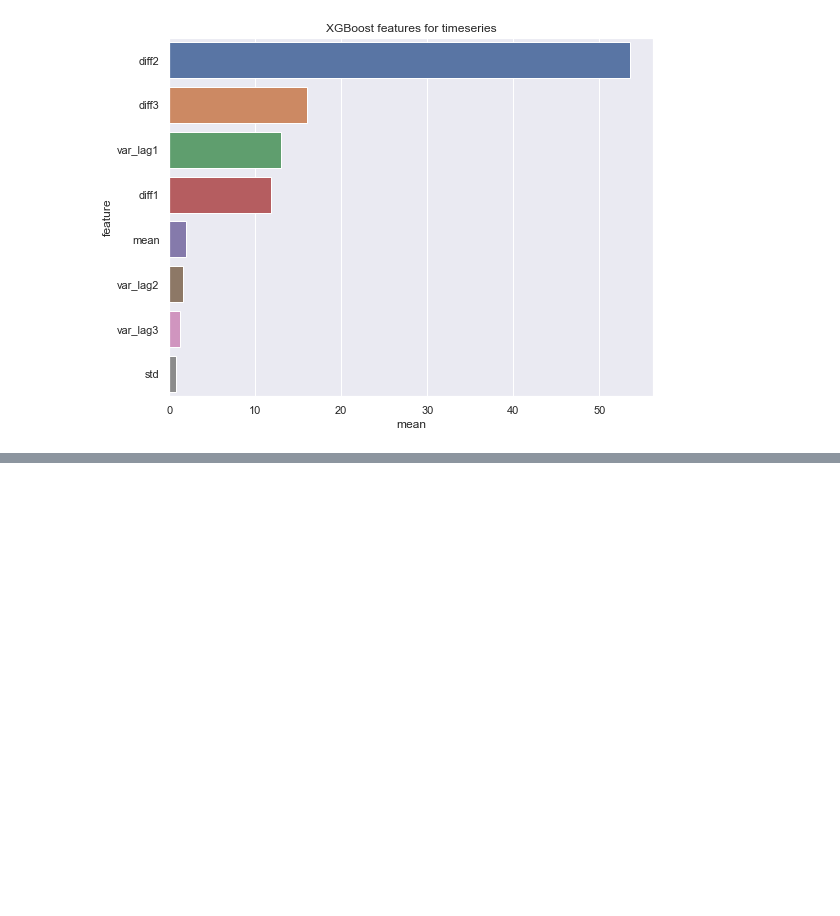
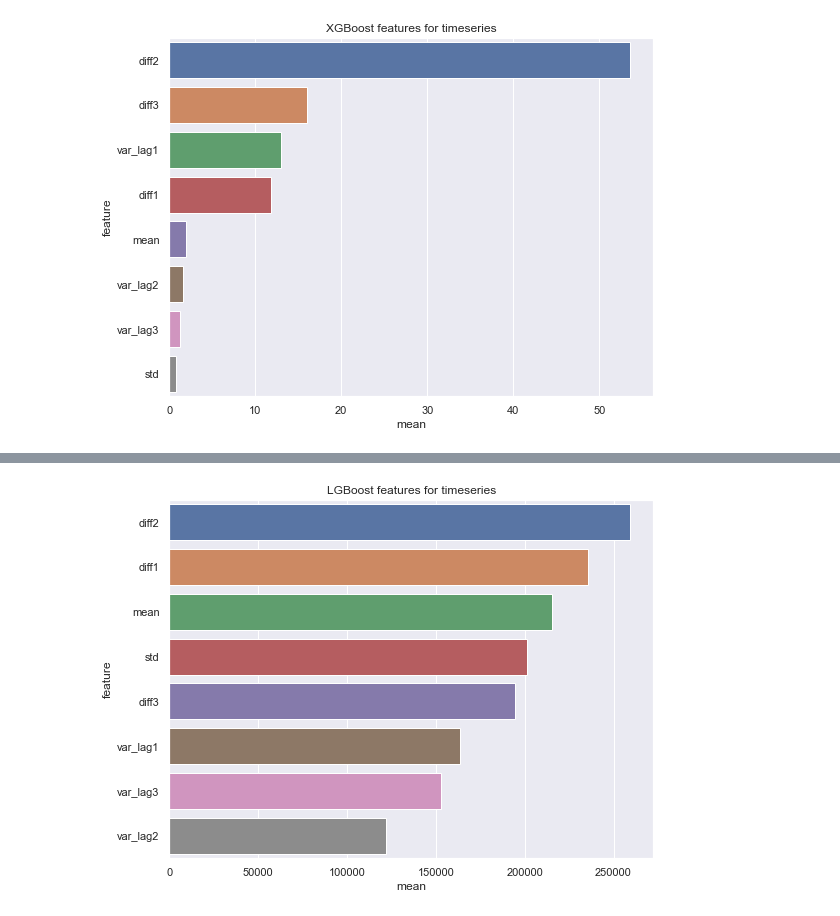
Before and after one commit to ErfanEbrahimiBazaz/web_traffic_prediction, a Jupyter notebook: multivariate_tsa.ipynb, the cells around one changed output, grey strips where cells are left out. Drawn from its saved outputs; the diff is of its cells as text; code cells hidden in the pictures; blank space fills up the shorter version.

Commit message:
Adding Lightgbm to list of models for predicting timeseries

```diff
--- a/multivariate_tsa.ipynb
+++ b/multivariate_tsa.ipynb
@@ -663,0 +710,7 @@ plt.show()
+# %%
+lgb_model_list = []
+lgb_model_list.append(lgb_1)
+lgb_model_list.append(lgb_2)
+lgb_model_list.append(lgb_3)
+lgb_model_list.append(lgb_4)
+lgb_model_list.append(lgb_5)
@@ -663,0 +725,13 @@ plt.show()
+# %%
+importance = []
+for model in lgb_model_list:
+    imp = pd.DataFrame({'importance': model.feature_importances_*100, 'feature': X.columns})
+    importance.append(imp)
+# %%
+imp_df = pd.merge(importance[0], importance[1], left_on='feature',
+                  right_on='feature')[['feature', 'importance_x', 'importance_y']]
+for i in range(2, len(importance)):
+    imp_df = pd.merge(imp_df, importance[i], left_on='feature', right_on='feature')
+# %%
+imp_df['mean'] = imp_df.mean(axis=1)
+imp_df
@@ -663,0 +748,9 @@ plt.show()
+# %%
+plt.figure(figsize=(8,6))
+sns.set(context='notebook',style='darkgrid',palette='deep',font='sans-serif',font_scale=1)
+sns.barplot(x='mean', y='feature', data=imp_df.sort_values(by='mean', ascending=False))
+plt.title('LGBoost features for timeseries')
+plt.tight_layout()
+plt.show()
+# %% [output]
+[figure, added]
```
Also changed, not shown: parts of 13 cells of this notebook.
